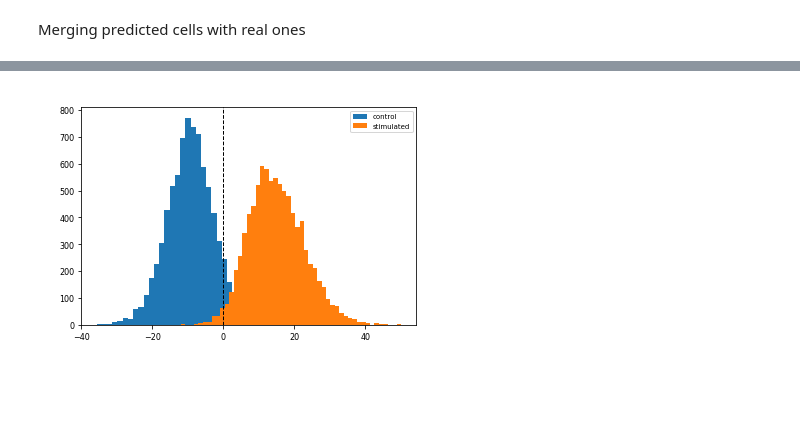
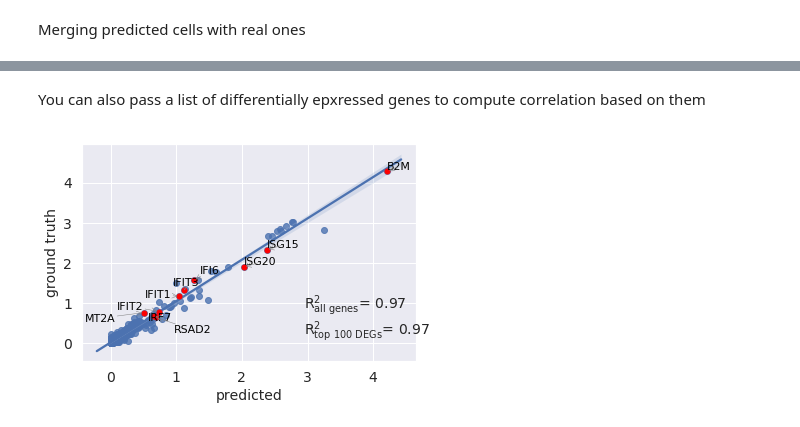
Before and after one commit to M0hammadL/scGen_notebooks, a Jupyter notebook: notebooks/scgen_kang.ipynb, the cells around one changed output, grey strips where cells are left out. Cells and saved outputs as stored; diff of their text form; code cells hidden in the pictures; blank space fills up the shorter version.

```diff
--- a/notebooks/scgen_kang.ipynb
+++ b/notebooks/scgen_kang.ipynb
@@ -109,6 +91,0 @@ your conditions. You need to pass scgen object and the delta vector
-# %%
-scgen.plotting.binary_classifier(scg, train, delta, condition_key="condition",
-                                     conditions={"ctrl": "control", "stim": "stimulated"},
-                                  path_to_save="tests/figures/binary_classifier.pdf")
-# %% [output]
-[figure, removed]
@@ -116,0 +92,15 @@ scg.sess.close()
+# %% [markdown]
+You can also pass a list of differentially epxressed genes to compute correlation based on them
+# %%
+r2_value = scgen.plotting.reg_mean_plot(all_adata, condition_key="condition",
+                                        axis_keys={
+                                            "x": "pred", "y": "stimulated"},
+                                        gene_list=diff_genes[:10],
+                                        top_100_genes= diff_genes,
+                                        labels={"x": "predicted",
+                                                "y": "ground truth"},
+                                        path_to_save="./reg_mean1.pdf",
+                                        show=True,
+                                        legend=False)
+# %% [output]
+[figure, added]
```
Also changed, not shown: parts of 33 cells of this notebook.
